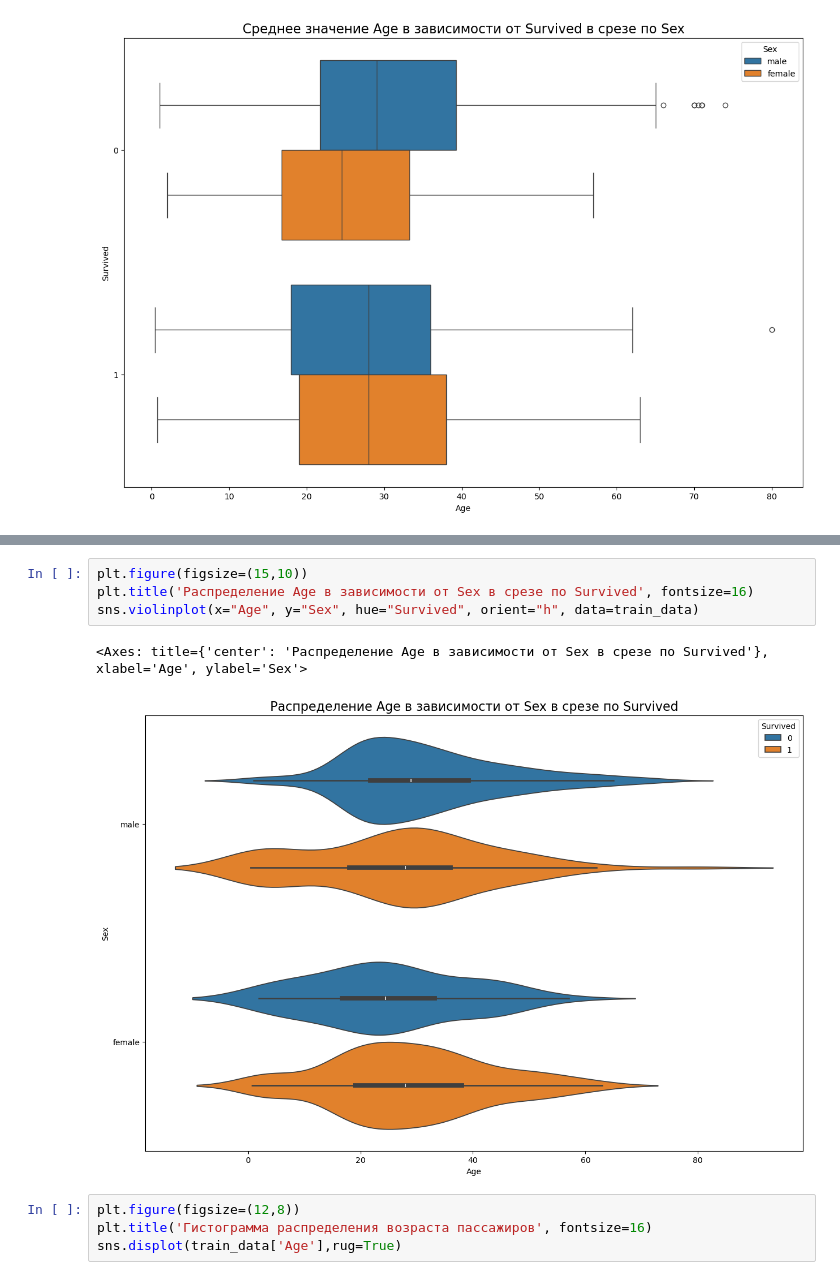
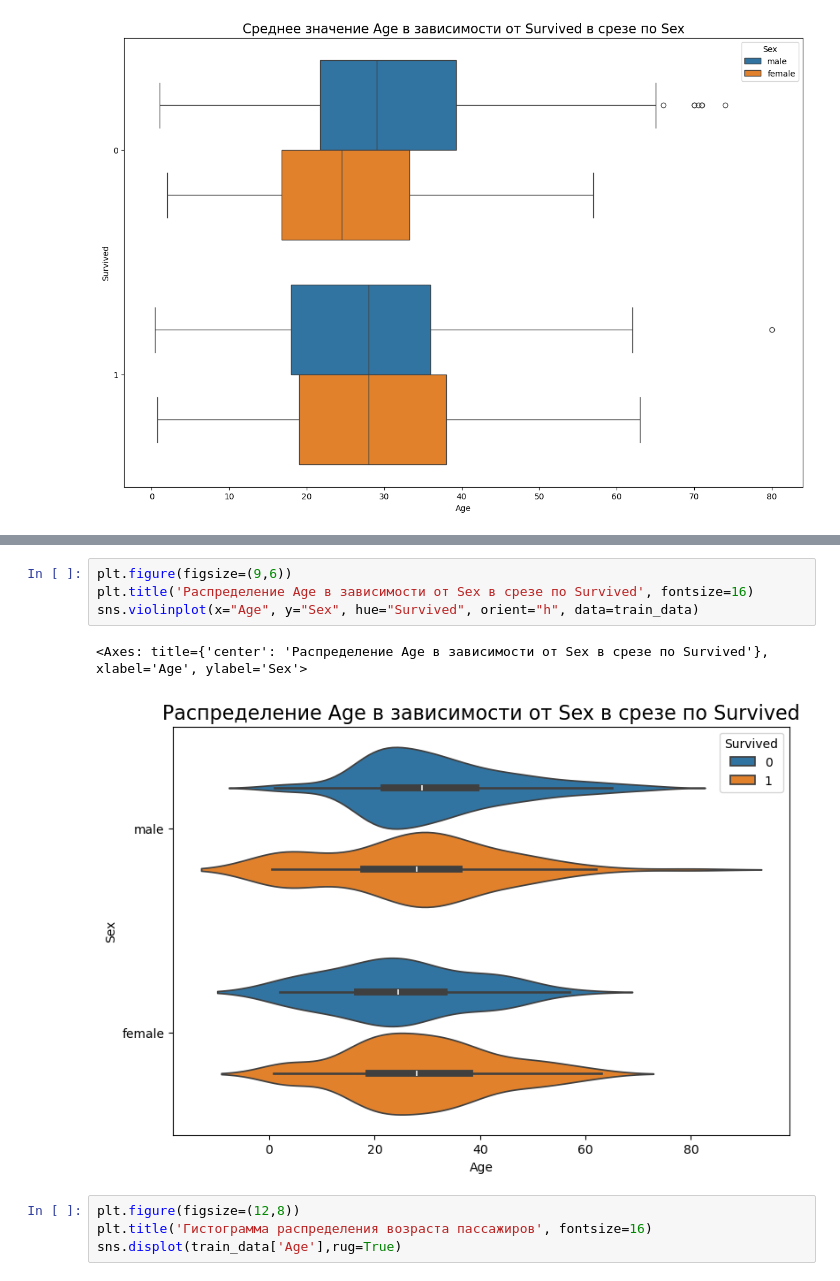
Before and after one commit to paalso/hexlet-python, a Jupyter notebook: data_analysis/python-data-visualization.ipynb, the cells around one changed output, grey strips where cells are left out. Saved outputs shown, nothing was run; the diff lists cells and outputs as text.

```diff
--- a/data_analysis/python-data-visualization.ipynb
+++ b/data_analysis/python-data-visualization.ipynb
@@ -351,10 +358,10 @@ sns.boxplot(x="Age", y="Survived", hue="Sex", orient="h", data=train_data)
 # %%
-plt.figure(figsize=(15,10))
+plt.figure(figsize=(9,6))
 plt.title('Распределение Age в зависимости от Sex в срезе по Survived', fontsize=16)
 sns.violinplot(x="Age", y="Sex", hue="Survived", orient="h", data=train_data)
 # %% [output]
 <Axes: title={'center': 'Распределение Age в зависимости от Sex в срезе по Survived'}, xlabel='Age', ylabel='Sex'>
-[figure, old version]
+[figure, new version]
 # %%
 plt.figure(figsize=(12,8))
 plt.title('Гистограмма распределения возраста пассажиров', fontsize=16)
```
Also changed, not shown: parts of 112 cells of this notebook, 15 other files.
